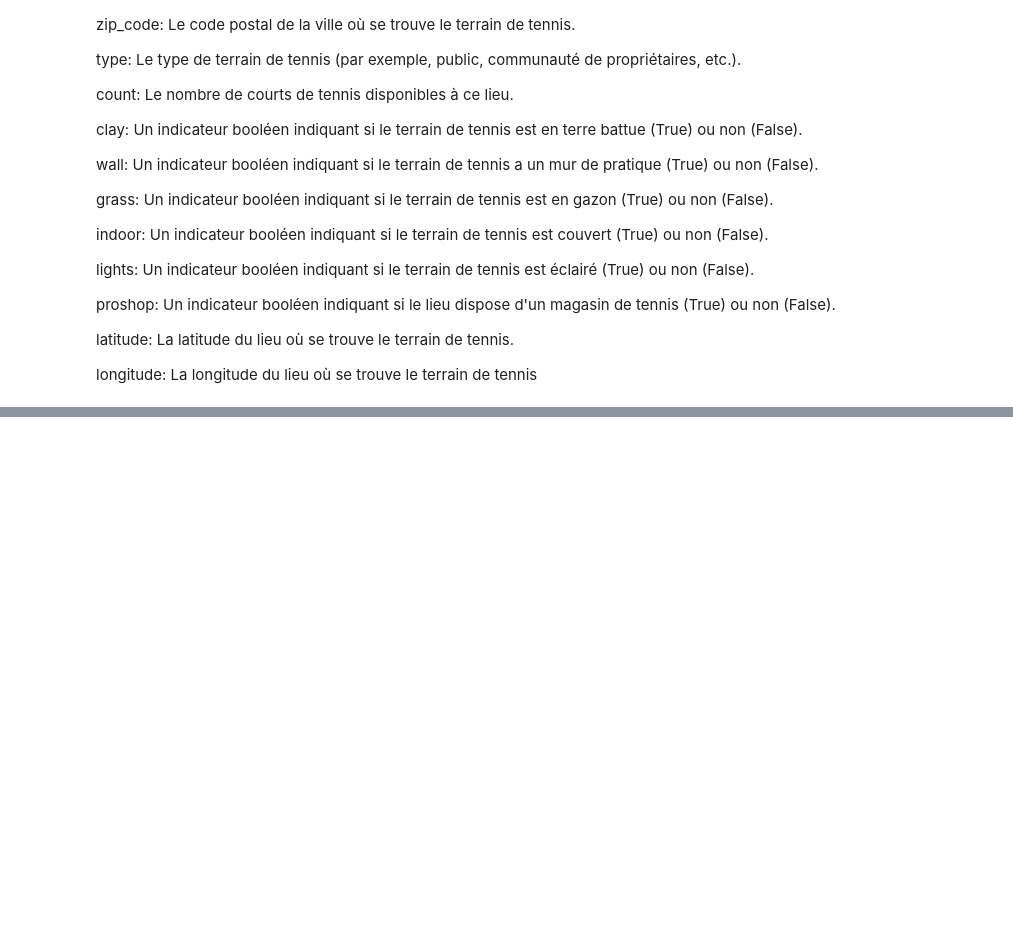
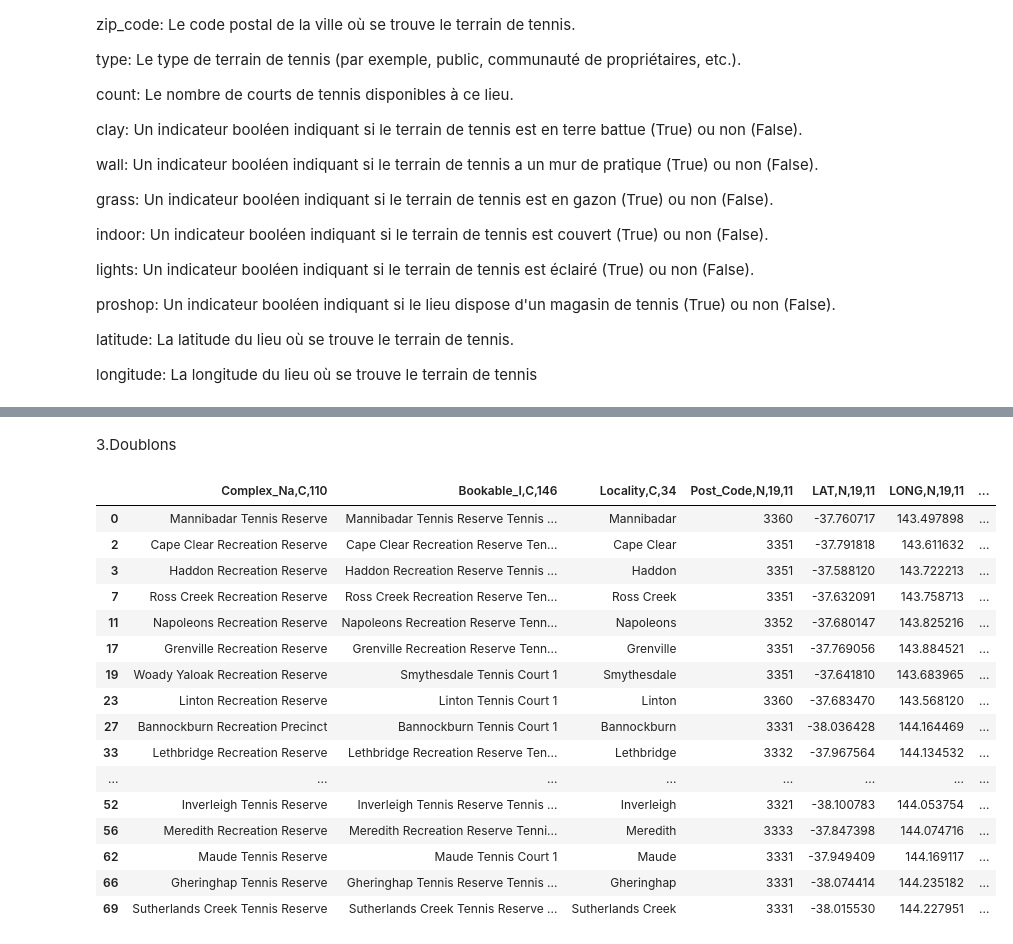
Before and after one commit to S0nia11/Projet_Sp-, a Jupyter notebook: Nettoyage data/Datasets/Terrains/Nettoyage_datasets_terrains.ipynb, the cells around one changed output, grey strips where cells are left out. Drawn from its saved outputs; the diff is of its cells as text; code cells hidden in the pictures; blank space fills up the shorter version.

```diff
--- a/Nettoyage data/Datasets/Terrains/Nettoyage_datasets_terrains.ipynb
+++ b/Nettoyage data/Datasets/Terrains/Nettoyage_datasets_terrains.ipynb
@@ -177,0 +192,5 @@ df3
+# %%
+# Liste des colonnes à supprimer
+colonnes_a_supprimer = ['Complex_Ty,C,36', 'Facility_N,C,146', 'Facility_T,C,34', 'Assessment,C,18', 'Number,N,19,11', 'Road_Name,C,88', 'Contact_Na,C,54', 'Contact_Nu,C,50', 'Contact_Em,C,86', 'Home_Clubs,C,254']
+df2.drop(columns=colonnes_a_supprimer, inplace=True)
+df2.head()
@@ -177,0 +206,7 @@ df3
+# %%
+# Diviser les données de la colonne 'Descriptio' en plusieurs colonnes
+df2[['Number_courts', 'Surface', 'Public Access']] = df2['Descriptio,C,254'].str.extract(r'Number of courts: (\d+)\nSurface: ([^\n]+)\nPublic Access:([^\n]+)')
+# %%
+#suppression de la colonne
+df2.drop(columns=['Descriptio,C,254'], inplace=True)
+df2.head()
@@ -177,0 +220,24 @@ df3
+# %% [markdown]
+3.Doublons
+# %%
+#garder celles contenant 'Court 1' ou 'Court' dans la colonne 'Bookable_I,C,146' pour supprimer les doublons
+df2_filtered = df2[df2['Bookable_I,C,146'].str.match(r'.*Court\s?1?$|.*Court$')]
+df2_filtered
+# %% [output]
+|  | Complex_Na,C,110 | Bookable_I,C,146 | Locality,C,34 | Post_Code,N,19,11 | LAT,N,19,11 | LONG,N,19,11 | ... |
+| 0 | Mannibadar Tennis Reserve | Mannibadar Tennis Reserve Tennis ... | Mannibadar | 3360 | -37.760717 | 143.497898 | ... |
+| 2 | Cape Clear Recreation Reserve | Cape Clear Recreation Reserve Ten... | Cape Clear | 3351 | -37.791818 | 143.611632 | ... |
+| 3 | Haddon Recreation Reserve | Haddon Recreation Reserve Tennis ... | Haddon | 3351 | -37.588120 | 143.722213 | ... |
+| 7 | Ross Creek Recreation Reserve | Ross Creek Recreation Reserve Ten... | Ross Creek | 3351 | -37.632091 | 143.758713 | ... |
+| 11 | Napoleons Recreation Reserve | Napoleons Recreation Reserve Tenn... | Napoleons | 3352 | -37.680147 | 143.825216 | ... |
+| 17 | Grenville Recreation Reserve | Grenville Recreation Reserve Tenn... | Grenville | 3351 | -37.769056 | 143.884521 | ... |
+| 19 | Woady Yaloak Recreation Reserve | Smythesdale Tennis Court 1 | Smythesdale | 3351 | -37.641810 | 143.683965 | ... |
+| 23 | Linton Recreation Reserve | Linton Tennis Court 1 | Linton | 3360 | -37.683470 | 143.568120 | ... |
+| 27 | Bannockburn Recreation Precinct | Bannockburn Tennis Court 1 | Bannockburn | 3331 | -38.036428 | 144.164469 | ... |
+| 33 | Lethbridge Recreation Reserve | Lethbridge Recreation Reserve Ten... | Lethbridge | 3332 | -37.967564 | 144.134532 | ... |
+| ... | ... | ... | ... | ... | ... | ... | ... |
+| 52 | Inverleigh Tennis Reserve | Inverleigh Tennis Reserve Tennis ... | Inverleigh | 3321 | -38.100783 | 144.053754 | ... |
+| 56 | Meredith Recreation Reserve | Meredith Recreation Reserve Tenni... | Meredith | 3333 | -37.847398 | 144.074716 | ... |
+| 62 | Maude Tennis Reserve | Maude Tennis Court 1 | Maude | 3331 | -37.949409 | 144.169117 | ... |
+| 66 | Gheringhap Tennis Reserve | Gheringhap Tennis Reserve Tennis ... | Gheringhap | 3331 | -38.074414 | 144.235182 | ... |
+| 69 | Sutherlands Creek Tennis Reserve | Sutherlands Creek Tennis Reserve ... | Sutherlands Creek | 3331 | -38.015530 | 144.227951 | ... |
```
Also changed, not shown: parts of 25 cells of this notebook.
